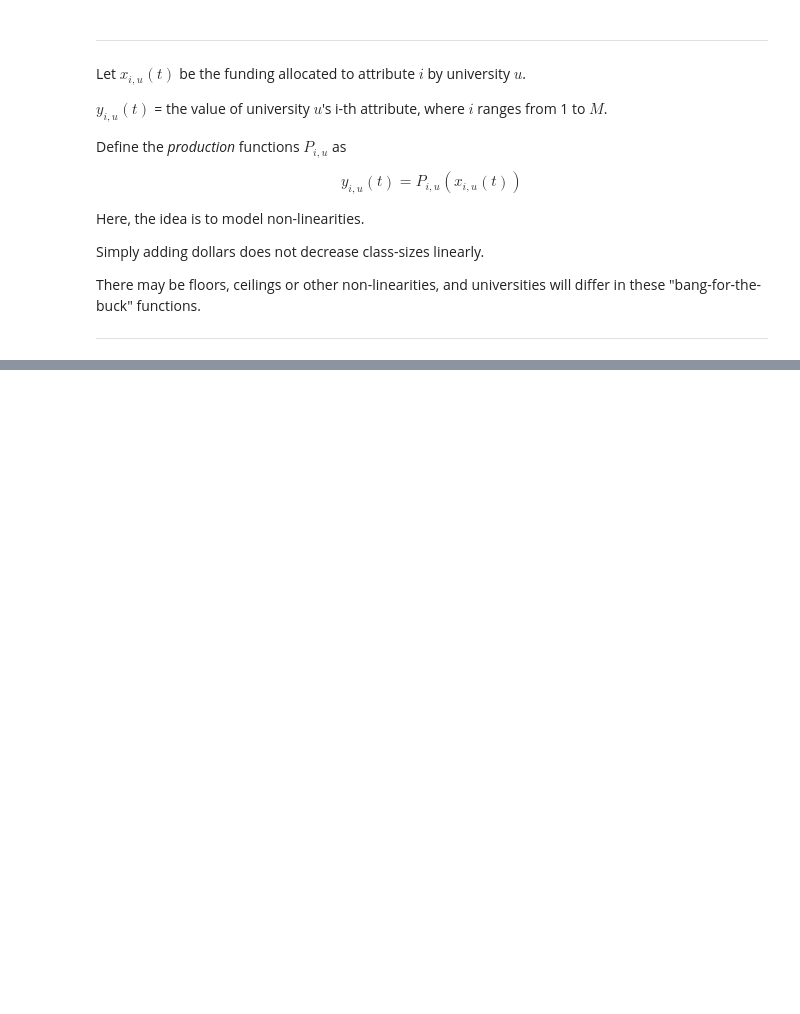
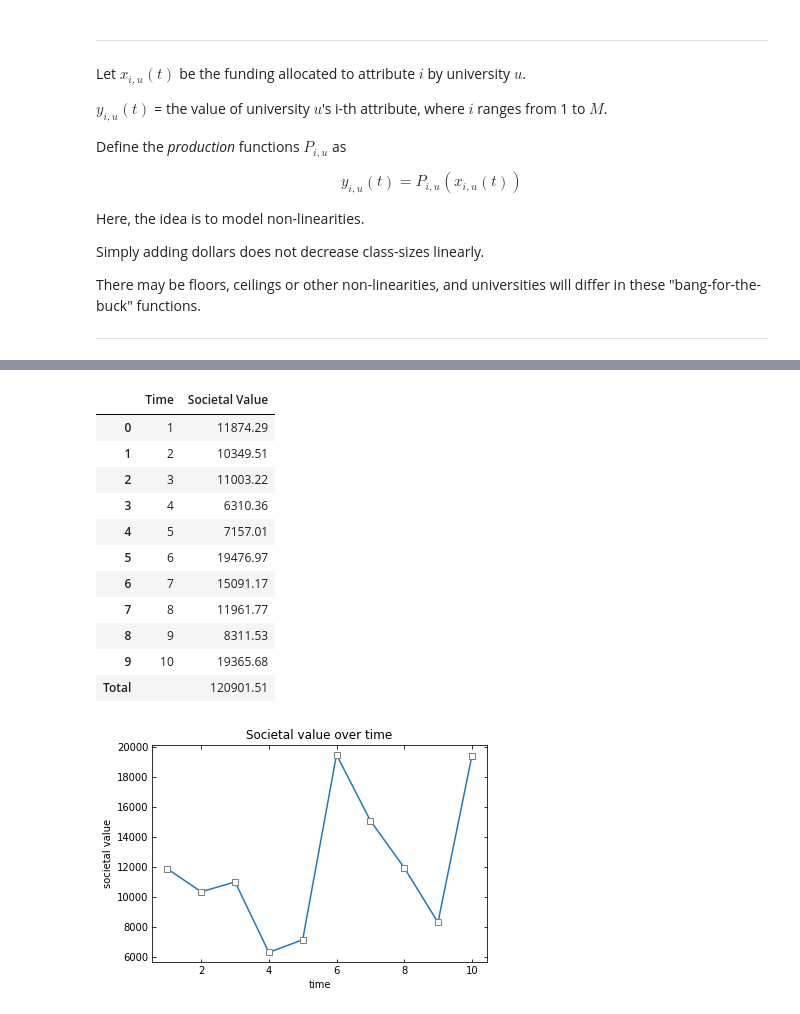
Before and after one commit to DavidBalash/agent_based_models, a Jupyter notebook: ranking_notebook.ipynb, the cells around one changed output, grey strips where cells are left out. Cells and saved outputs as stored; diff of their text form; code cells hidden in the pictures; blank space fills up the shorter version.

```diff
--- a/ranking_notebook.ipynb
+++ b/ranking_notebook.ipynb
@@ -277,0 +319,21 @@ line_plot(find_values_by_agent(model, 'ranking', 'normalized_score'),
+# %%
+# Display the societal values
+display_societal_value(model, all_rows=True)
+
+# Plot the societal values
+line_plot(table_column_to_list(model, 'societal_value', 'societal_value'),
+          'time', 'societal value', 'Societal value over time')
+# %% [output]
+|  | Time | Societal Value |
+| 0 | 1 | 11874.29 |
+| 1 | 2 | 10349.51 |
+| 2 | 3 | 11003.22 |
+| 3 | 4 | 6310.36 |
+| 4 | 5 | 7157.01 |
+| 5 | 6 | 19476.97 |
+| 6 | 7 | 15091.17 |
+| 7 | 8 | 11961.77 |
+| 8 | 9 | 8311.53 |
+| 9 | 10 | 19365.68 |
+| Total |  | 120901.51 |
+[figure, added]
```
Also changed, not shown: parts of 10 cells of this notebook, 5 other files.
